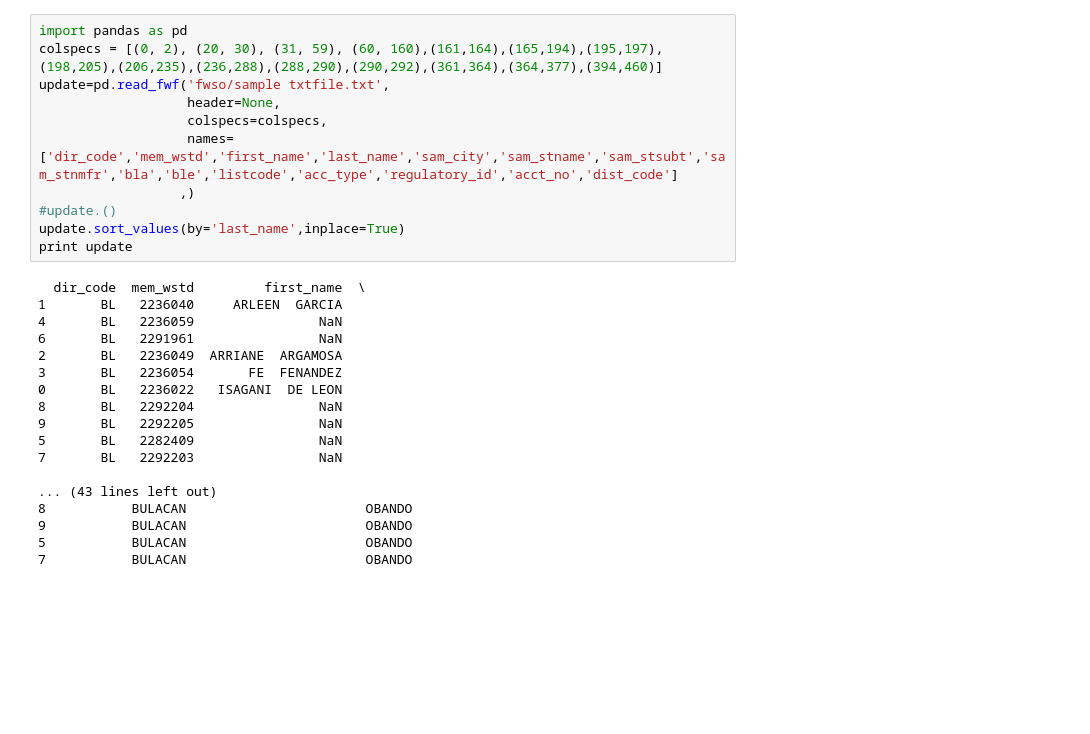
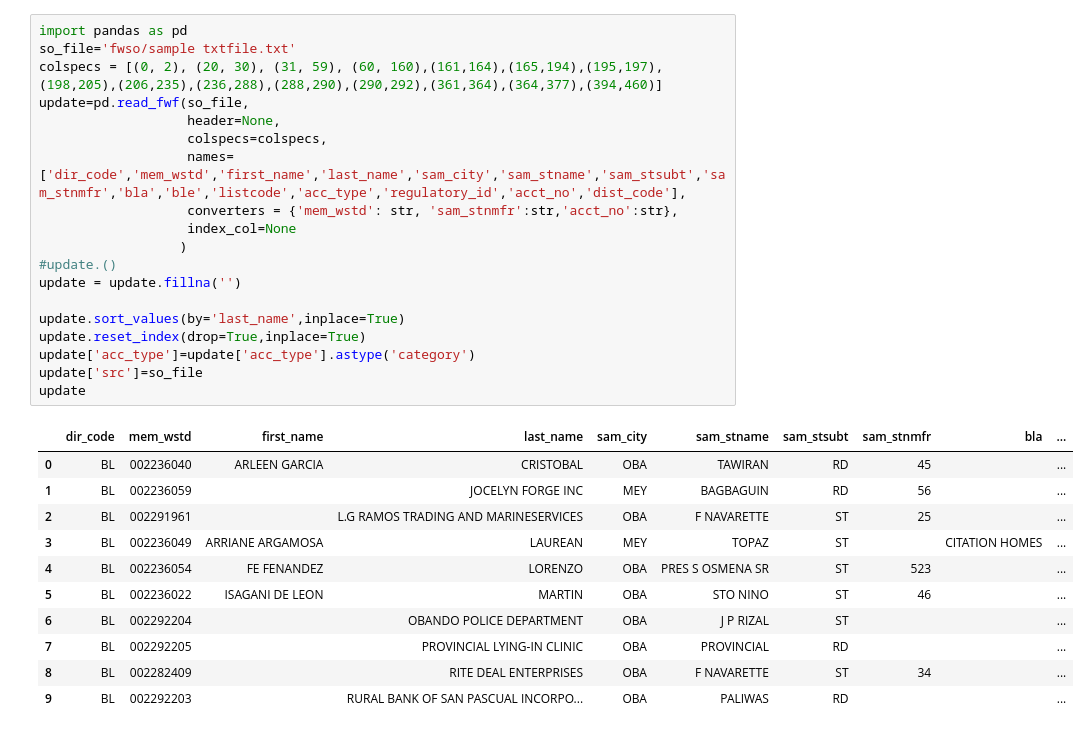
Before and after one commit to ncolina/DPC_SO, a Jupyter notebook: Testing.ipynb, the cells around one changed output. Drawn from its saved outputs; the diff is of its cells as text; blank space fills up the shorter version.

```diff
--- a/Testing.ipynb
+++ b/Testing.ipynb
@@ -1,29 +1,31 @@
 # %%
 import pandas as pd
+so_file='fwso/sample txtfile.txt'
 colspecs = [(0, 2), (20, 30), (31, 59), (60, 160),(161,164),(165,194),(195,197),(198,205),(206,235),(236,288),(288,290),(290,292),(361,364),(364,377),(394,460)]
-update=pd.read_fwf('fwso/sample txtfile.txt',
+update=pd.read_fwf(so_file,
                    header=None,
                    colspecs=colspecs,
-                   names=['dir_code','mem_wstd','first_name','last_name','sam_city','sam_stname','sam_stsubt','sam_stnmfr','bla','ble','listcode','acc_type','regulatory_id','acct_no','dist_code']
-                  ,)
+                   names=['dir_code','mem_wstd','first_name','last_name','sam_city','sam_stname','sam_stsubt','sam_stnmfr','bla','ble','listcode','acc_type','regulatory_id','acct_no','dist_code'],
+                   converters = {'mem_wstd': str, 'sam_stnmfr':str,'acct_no':str},
+                   index_col=None
+                  )
 #update.()
+update = update.fillna('')
+
 update.sort_values(by='last_name',inplace=True)
-print update
+update.reset_index(drop=True,inplace=True)
+update['acc_type']=update['acc_type'].astype('category')
+update['src']=so_file
+update
 # %% [output]
-  dir_code  mem_wstd         first_name  \
-1       BL   2236040     ARLEEN  GARCIA
-4       BL   2236059                NaN
-6       BL   2291961                NaN
-2       BL   2236049  ARRIANE  ARGAMOSA
-3       BL   2236054       FE  FENANDEZ
-0       BL   2236022   ISAGANI  DE LEON
-8       BL   2292204                NaN
-9       BL   2292205                NaN
-5       BL   2282409                NaN
-7       BL   2292203                NaN
-
-... (43 lines left out)
-8           BULACAN                       OBANDO
-9           BULACAN                       OBANDO
-5           BULACAN                       OBANDO
-7           BULACAN                       OBANDO
+|  | dir_code | mem_wstd | first_name | last_name | sam_city | sam_stname | sam_stsubt | sam_stnmfr | bla | ... |
+| 0 | BL | 002236040 | ARLEEN GARCIA | CRISTOBAL | OBA | TAWIRAN | RD | 45 |  | ... |
+| 1 | BL | 002236059 |  | JOCELYN FORGE INC | MEY | BAGBAGUIN | RD | 56 |  | ... |
+| 2 | BL | 002291961 |  | L.G RAMOS TRADING AND MARINESERVICES | OBA | F NAVARETTE | ST | 25 |  | ... |
+| 3 | BL | 002236049 | ARRIANE ARGAMOSA | LAUREAN | MEY | TOPAZ | ST |  | CITATION HOMES | ... |
+| 4 | BL | 002236054 | FE FENANDEZ | LORENZO | OBA | PRES S OSMENA SR | ST | 523 |  | ... |
+| 5 | BL | 002236022 | ISAGANI DE LEON | MARTIN | OBA | STO NINO | ST | 46 |  | ... |
+| 6 | BL | 002292204 |  | OBANDO POLICE DEPARTMENT | OBA | J P RIZAL | ST |  |  | ... |
+| 7 | BL | 002292205 |  | PROVINCIAL LYING-IN CLINIC | OBA | PROVINCIAL | RD |  |  | ... |
+| 8 | BL | 002282409 |  | RITE DEAL ENTERPRISES | OBA | F NAVARETTE | ST | 34 |  | ... |
+| 9 | BL | 002292203 |  | RURAL BANK OF SAN PASCUAL INCORPO... | OBA | PALIWAS | RD |  |  | ... |
```
Also changed, not shown: parts of 7 cells of this notebook.
